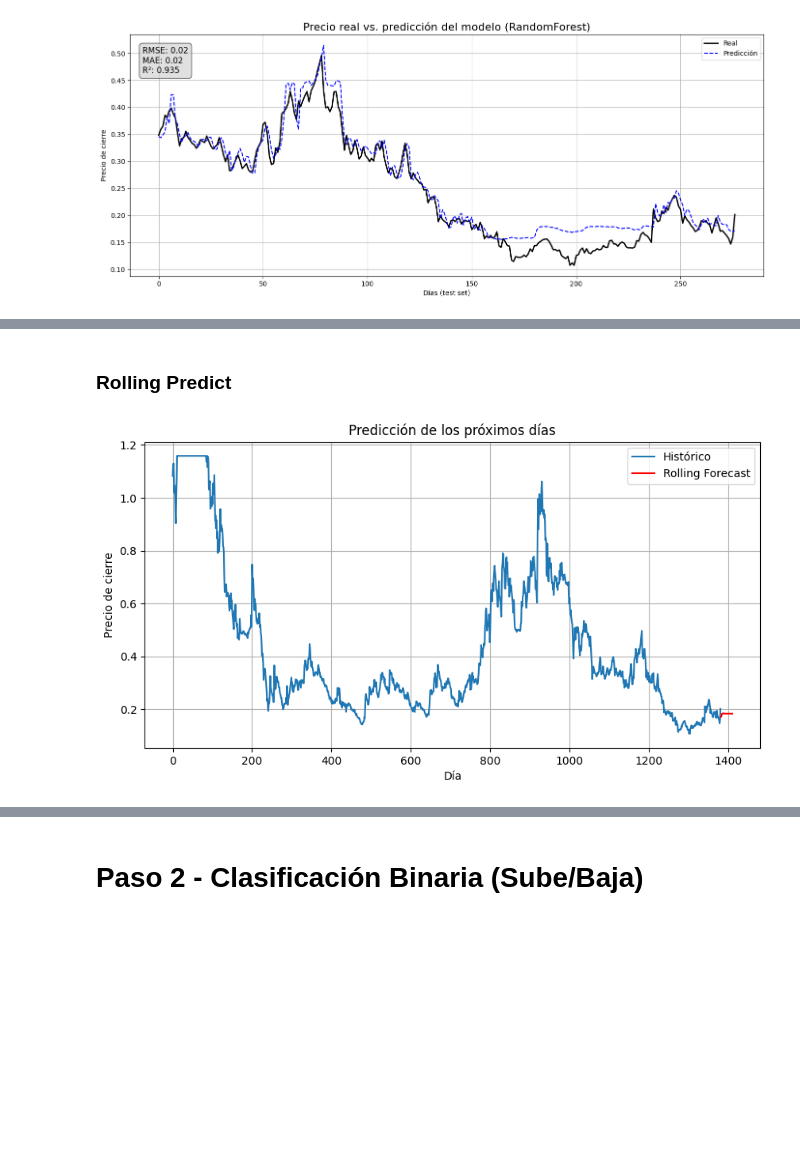
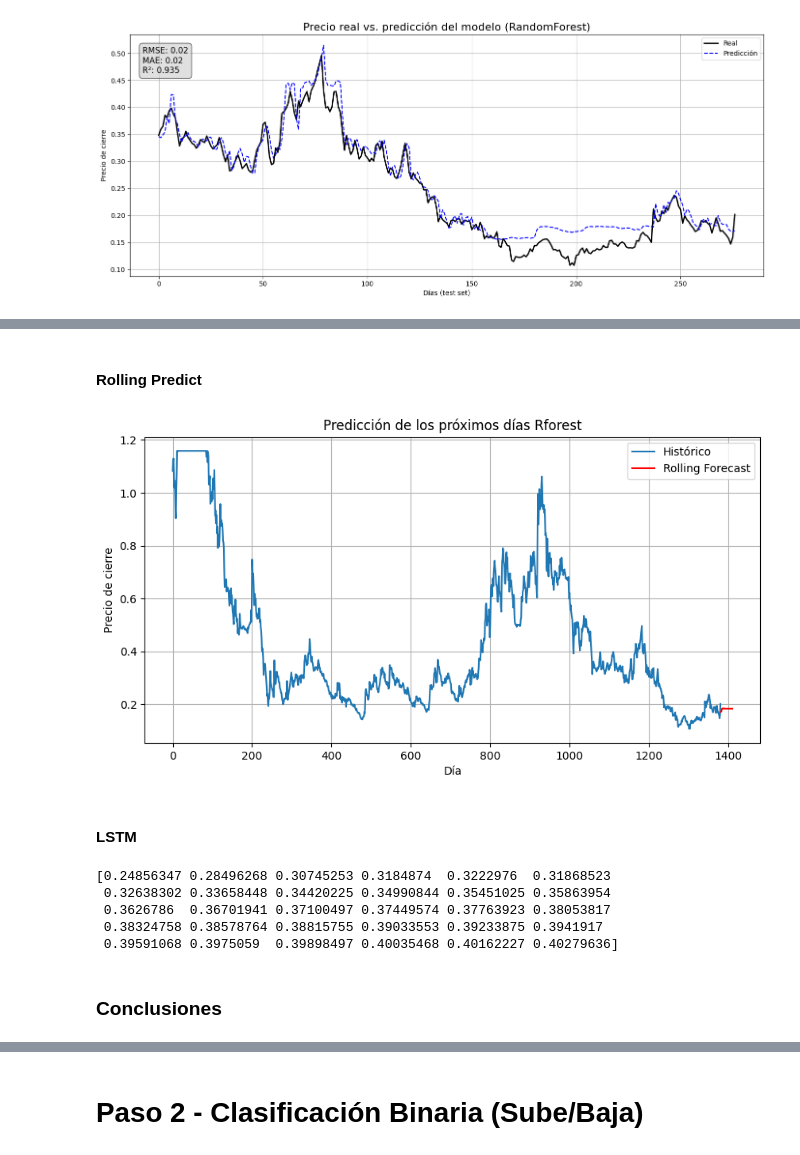
Before and after one commit to KarimS21/TP-TF-Machine-Learning, a Jupyter notebook: TP_MachineLearning_Modelos.ipynb, the cells around one changed output, grey strips where cells are left out. Saved outputs shown, nothing was run; the diff lists cells and outputs as text; code cells hidden in the pictures; blank space fills up the shorter version.

```diff
--- a/TP_MachineLearning_Modelos.ipynb
+++ b/TP_MachineLearning_Modelos.ipynb
@@ -393,5 +467,5 @@ plt.show()
 # %% [markdown]
-### Rolling Predict
+#### Rolling Predict
 # %%
 def rolling_predict(model, last_window, steps_ahead, window_size, num_features):
     """
@@ -428,14 +508,16 @@ futuro = rolling_predict(model=rfr_model,
 # %%
 import matplotlib.pyplot as plt
 
 plt.figure(figsize=(10, 5))
 plt.plot(range(len(y)), y, label='Histórico')
 plt.plot(range(len(y), len(y) + len(futuro)), futuro, label='Rolling Forecast', color='red')
-plt.title("Predicción de los próximos días")
+plt.title("Predicción de los próximos días Rforest")
 plt.xlabel("Día")
 plt.ylabel("Precio de cierre")
 plt.legend()
 plt.grid(True)
 plt.show()
 # %% [output]
-[figure, old version]
+[figure, new version]
+# %% [markdown]
+#### LSTM
@@ -442,2 +545,13 @@ plt.show()
+# %%
+preds_30dias_LSTM = forecast_next_n_days_lstm(model, data, scaler_x, scaler_y, features, past_steps=7, n_days=30)
+print(preds_30dias_LSTM)
+# %% [output]
+[0.24856347 0.28496268 0.30745253 0.3184874  0.3222976  0.31868523
+ 0.32638302 0.33658448 0.34420225 0.34990844 0.35451025 0.35863954
+ 0.3626786  0.36701941 0.37100497 0.37449574 0.37763923 0.38053817
+ 0.38324758 0.38578764 0.38815755 0.39033553 0.39233875 0.3941917
+ 0.39591068 0.3975059  0.39898497 0.40035468 0.40162227 0.40279636]
+# %% [markdown]
+### Conclusiones
 # %%
 future_dates = pd.date_range(start=data.index[-1] + pd.Timedelta(days=1), periods=len(futuro), freq='D')
```
Also changed, not shown: parts of 13 cells of this notebook.
